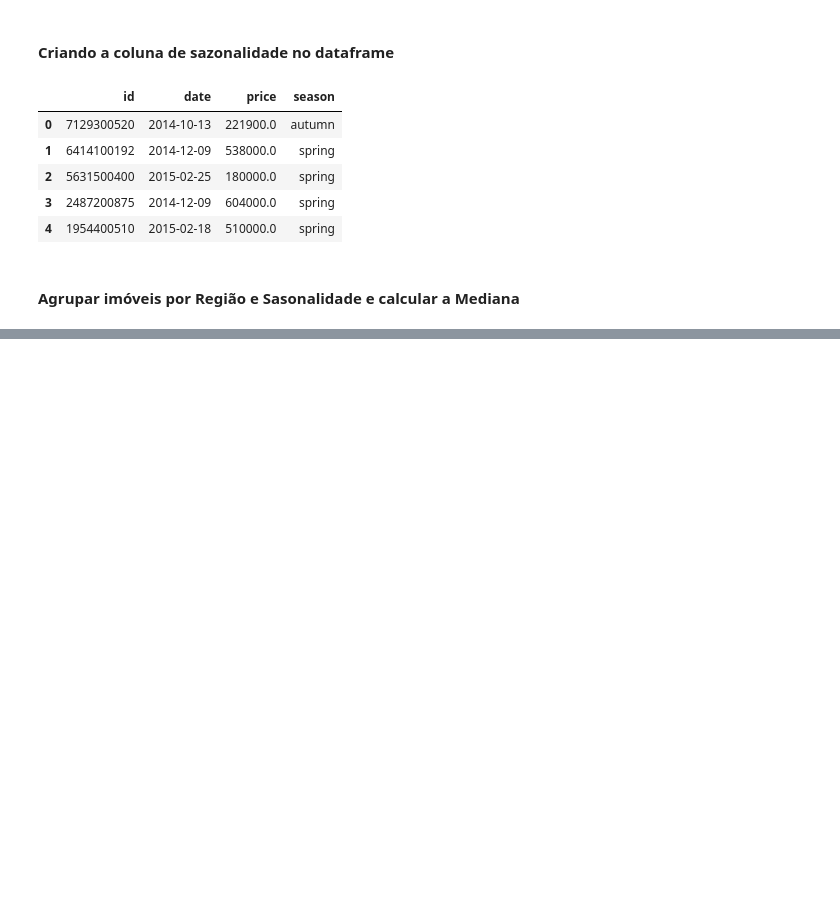
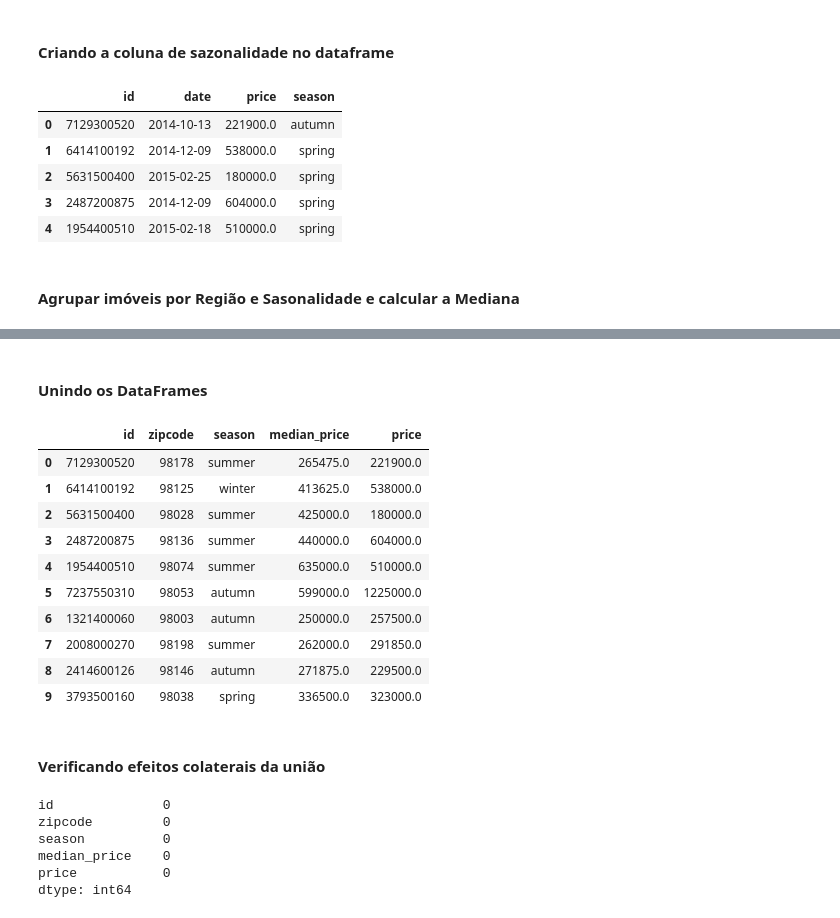
Before and after one commit to PedroFerraresi/houserocket, a Jupyter notebook: notebooks/pf_v2.0.ipynb, the cells around one changed output, grey strips where cells are left out. Cells and saved outputs as stored; diff of their text form; code cells hidden in the pictures; blank space fills up the shorter version.

```diff
--- a/notebooks/pf_v2.0.ipynb
+++ b/notebooks/pf_v2.0.ipynb
@@ -812,3 +818,13 @@ df1.loc[ :, ['id', 'date', 'price', 'season']].head()
 | 4 | 1954400510 | 2015-02-18 | 510000.0 | spring |
 # %% [markdown]
 #### Agrupar imóveis por Região e Sasonalidade e calcular a Mediana
+# %%
+df_grouped_zipcode_season = df1.loc[ :, ['price', 'zipcode', 'season'] ]
+
+df_grouped_zipcode_season = df_grouped_zipcode_season.groupby(['zipcode', 'season']).agg(
+    median_price = pd.NamedAgg('price', 'median')
+)
+
+df_grouped_zipcode_season = df_grouped_zipcode_season.reset_index()
+
+df_grouped_zipcode_season.head()
@@ -814,0 +840,11 @@ df1.loc[ :, ['id', 'date', 'price', 'season']].head()
+# %%
+zipcodes = df_grouped_zipcode_season['zipcode'].unique()
+
+selected_seasons = pd.DataFrame()
+
+for zipcode in zipcodes:
+    regions = df_grouped_zipcode_season.loc[ df_grouped_zipcode_season['zipcode'] == zipcode, :]
+
+    selected_seasons = pd.concat( [selected_seasons, regions.loc[ regions['median_price'] == regions[ 'median_price' ].min(), : ]] )
+
+selected_seasons.head()
@@ -814,0 +858,33 @@ df1.loc[ :, ['id', 'date', 'price', 'season']].head()
+# %% [markdown]
+#### Unindo os DataFrames
+# %%
+df_report_2 = df1.loc[ :, ['id', 'zipcode', 'price'] ]
+
+df_report_2 = df_report_2.merge(selected_seasons, on='zipcode', how='left')
+
+df_report_2 = df_report_2.loc[ :, ['id', 'zipcode', 'season', 'median_price', 'price'] ]
+
+df_report_2.head(10)
+# %% [output]
+|  | id | zipcode | season | median_price | price |
+| 0 | 7129300520 | 98178 | summer | 265475.0 | 221900.0 |
+| 1 | 6414100192 | 98125 | winter | 413625.0 | 538000.0 |
+| 2 | 5631500400 | 98028 | summer | 425000.0 | 180000.0 |
+| 3 | 2487200875 | 98136 | summer | 440000.0 | 604000.0 |
+| 4 | 1954400510 | 98074 | summer | 635000.0 | 510000.0 |
+| 5 | 7237550310 | 98053 | autumn | 599000.0 | 1225000.0 |
+| 6 | 1321400060 | 98003 | autumn | 250000.0 | 257500.0 |
+| 7 | 2008000270 | 98198 | summer | 262000.0 | 291850.0 |
+| 8 | 2414600126 | 98146 | autumn | 271875.0 | 229500.0 |
+| 9 | 3793500160 | 98038 | spring | 336500.0 | 323000.0 |
+# %% [markdown]
+#### Verificando efeitos colaterais da união
+# %%
+df_report_2.isna().sum()
+# %% [output]
+id              0
+zipcode         0
+season          0
+median_price    0
+price           0
+dtype: int64
```
Also changed, not shown: parts of 10 cells of this notebook.
